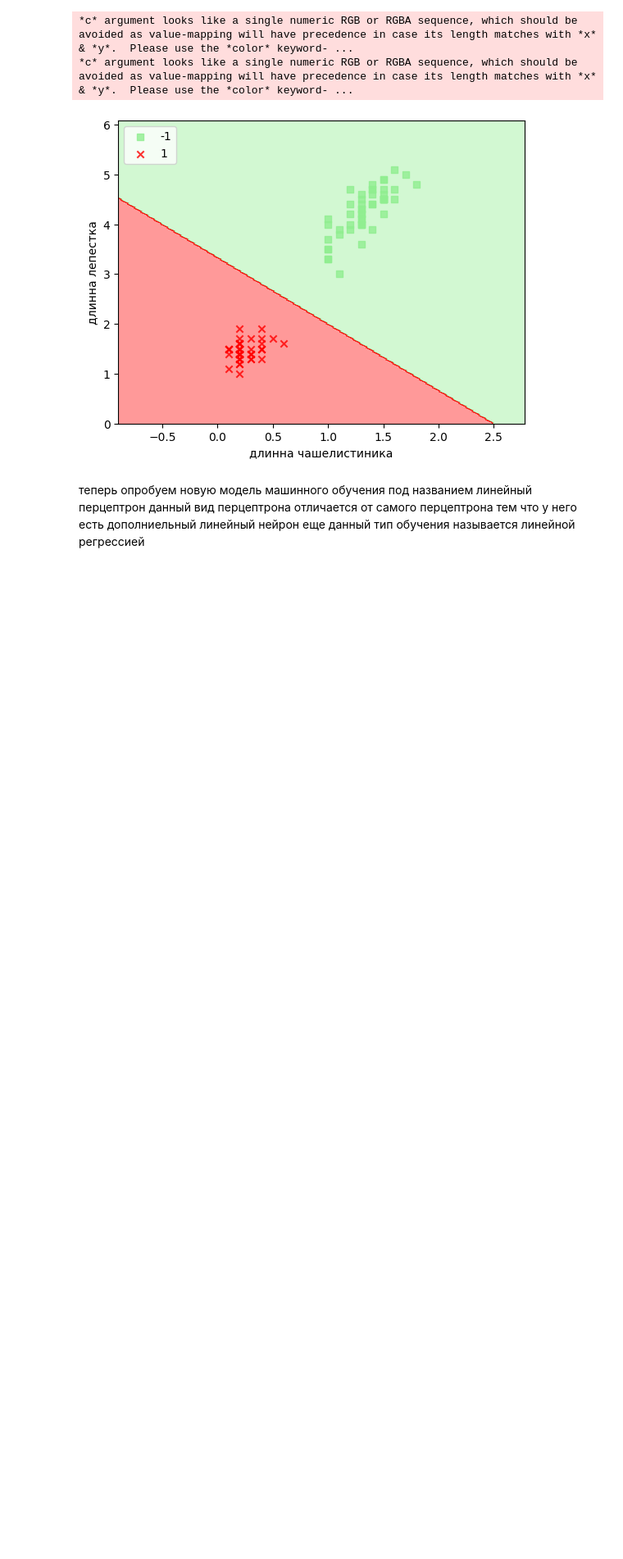
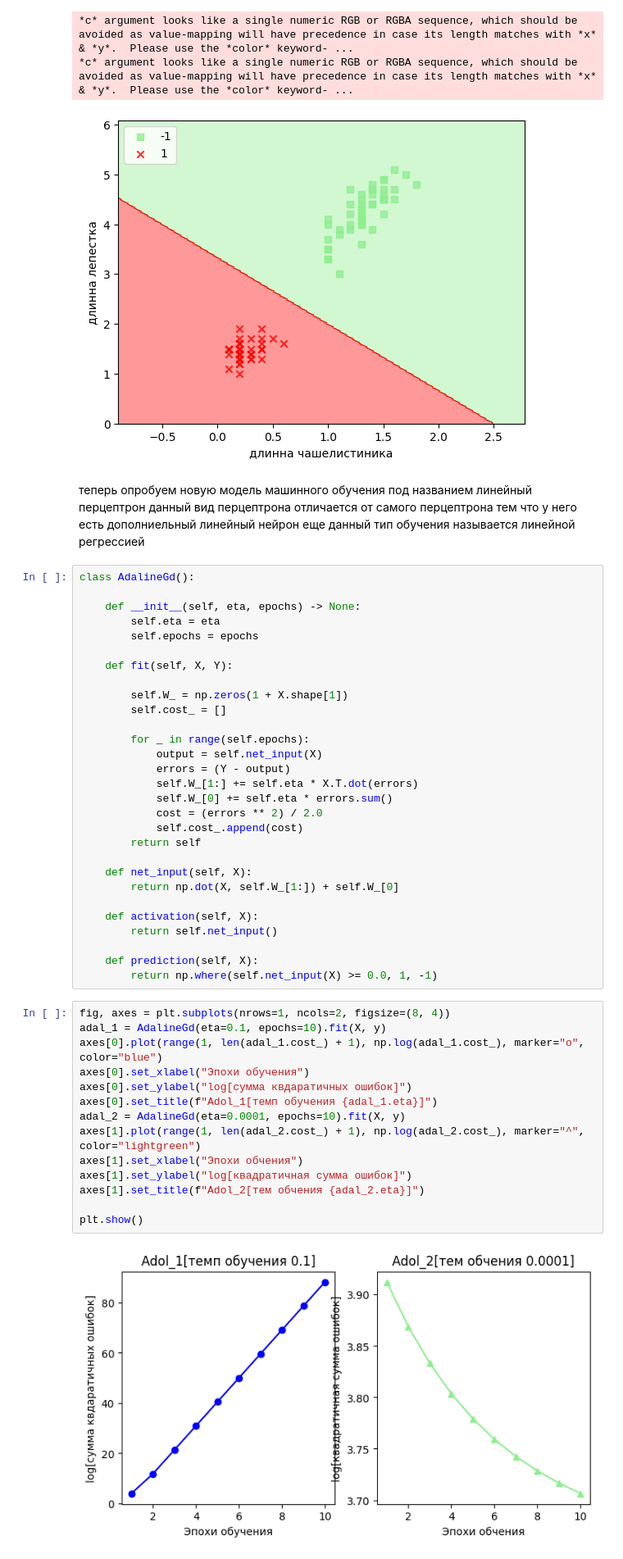
Before and after one commit to Asdergh/Drone_kit, a Jupyter notebook: Untitled-1.ipynb, the cells around one changed output. Shown at 82% size. Cells and saved outputs as stored; diff of their text form; blank space fills up the shorter version.

```diff
--- a/Untitled-1.ipynb
+++ b/Untitled-1.ipynb
@@ -185,3 +189,48 @@ plt.show()
 теперь опробуем новую модель машинного обучения под названием линейный перцептрон
 данный вид перцептрона отличается от самого перцептрона тем что у него есть дополниельный линейный нейрон
 еще данный тип обучения называется линейной регрессией
+# %%
+class AdalineGd():
+
+    def __init__(self, eta, epochs) -> None:
+        self.eta = eta
+        self.epochs = epochs
+
+    def fit(self, X, Y):
+
+        self.W_ = np.zeros(1 + X.shape[1])
+        self.cost_ = []
+
+        for _ in range(self.epochs):
+            output = self.net_input(X)
+            errors = (Y - output)
+            self.W_[1:] += self.eta * X.T.dot(errors)
+            self.W_[0] += self.eta * errors.sum()
+            cost = (errors ** 2) / 2.0
+            self.cost_.append(cost)
+        return self
+
+    def net_input(self, X):
+        return np.dot(X, self.W_[1:]) + self.W_[0]
+
+    def activation(self, X):
+        return self.net_input()
+
+    def prediction(self, X):
+        return np.where(self.net_input(X) >= 0.0, 1, -1)
+# %%
+fig, axes = plt.subplots(nrows=1, ncols=2, figsize=(8, 4))
+adal_1 = AdalineGd(eta=0.1, epochs=10).fit(X, y)
+axes[0].plot(range(1, len(adal_1.cost_) + 1), np.log(adal_1.cost_), marker="o", color="blue")
+axes[0].set_xlabel("Эпохи обучения")
+axes[0].set_ylabel("log[сумма квдаратичных ошибок]")
+axes[0].set_title(f"Adol_1[темп обучения {adal_1.eta}]")
+adal_2 = AdalineGd(eta=0.0001, epochs=10).fit(X, y)
+axes[1].plot(range(1, len(adal_2.cost_) + 1), np.log(adal_2.cost_), marker="^", color="lightgreen")
+axes[1].set_xlabel("Эпохи обчения")
+axes[1].set_ylabel("log[квадратичная сумма ошибок]")
+axes[1].set_title(f"Adol_2[тем обчения {adal_2.eta}]")
+
+plt.show()
+# %% [output]
+[figure, added]
```
Also changed, not shown: parts of 3 cells of this notebook.
